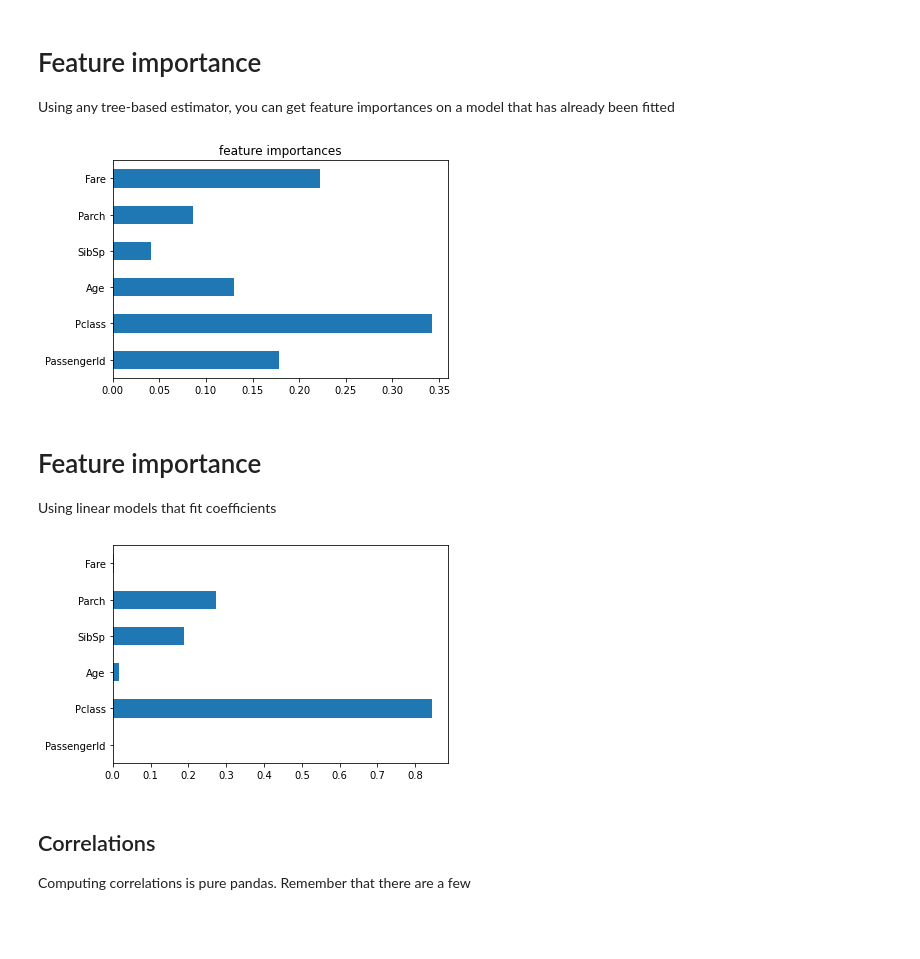
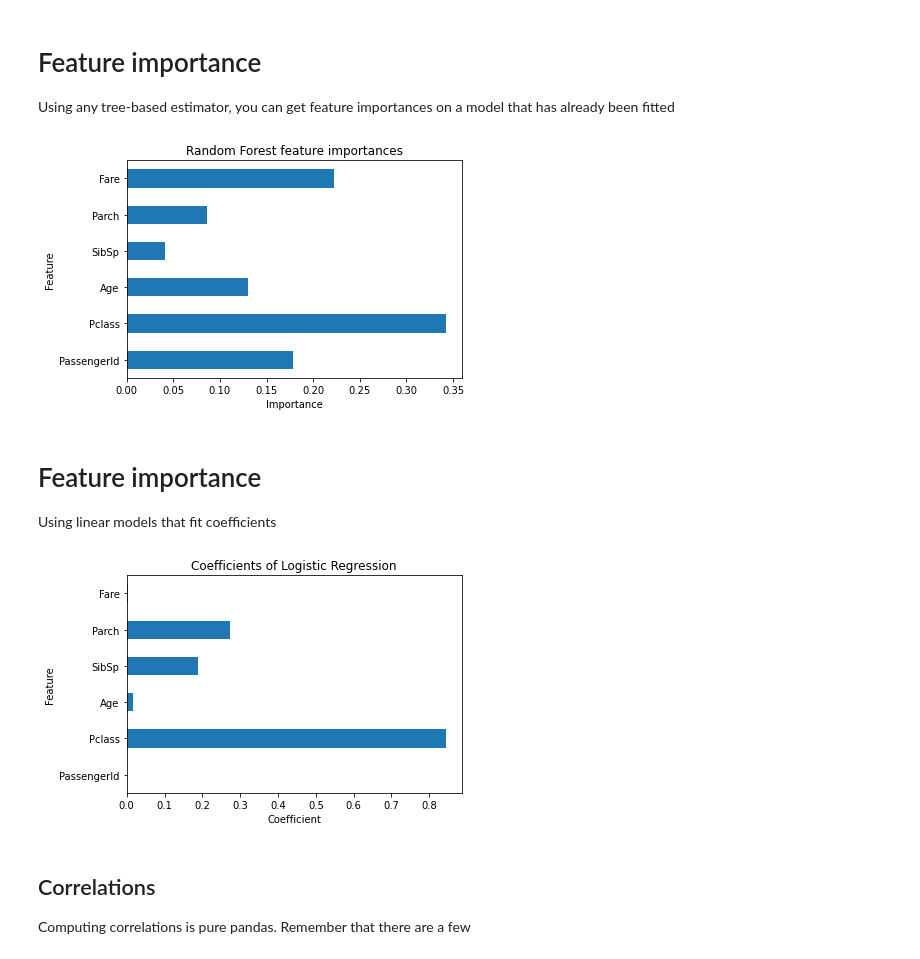
Before and after one commit to LDSSA/batch5-students, a Jupyter notebook: S01 - Bootcamp and Binary Classification/SLU14 - Model complexity and Overfitting/Examples Notebook.ipynb, the cells around one changed output. Saved outputs shown, nothing was run; the diff lists cells and outputs as text; code cells hidden in the pictures; blank space fills up the shorter version.

```diff
--- a/S01 - Bootcamp and Binary Classification/SLU14 - Model complexity and Overfitting/Examples Notebook.ipynb
+++ b/S01 - Bootcamp and Binary Classification/SLU14 - Model complexity and Overfitting/Examples Notebook.ipynb
@@ -104,8 +107,11 @@ feature_importances = clf.feature_importances_
 # now you can plot the importances by creating a pandas Series with the correct index
 
 pd.Series(clf.feature_importances_, index=X.columns).plot.barh(title='feature importances');
+plt.title('Random Forest feature importances')
+plt.xlabel('Importance');
+plt.ylabel('Feature');
 # %% [output]
-[figure, old version]
+[figure, new version]
 # %% [markdown]
 # Feature importance
 
@@ -113,10 +119,13 @@ Using linear models that fit coefficients
 # %%
 clf = LogisticRegression(random_state=1, solver='lbfgs')
 clf.fit(X, y)
 abs_coefs = pd.Series(clf.coef_[0, :], index=X.columns).abs()
 abs_coefs.plot.barh();
+plt.title('Coefficients of Logistic Regression')
+plt.xlabel('Coefficient');
+plt.ylabel('Feature');
 # %% [output]
-[figure, old version]
+[figure, new version]
 # %% [markdown]
 ## Correlations
 
```
Also changed, not shown: parts of 9 cells of this notebook, 3 other files.
